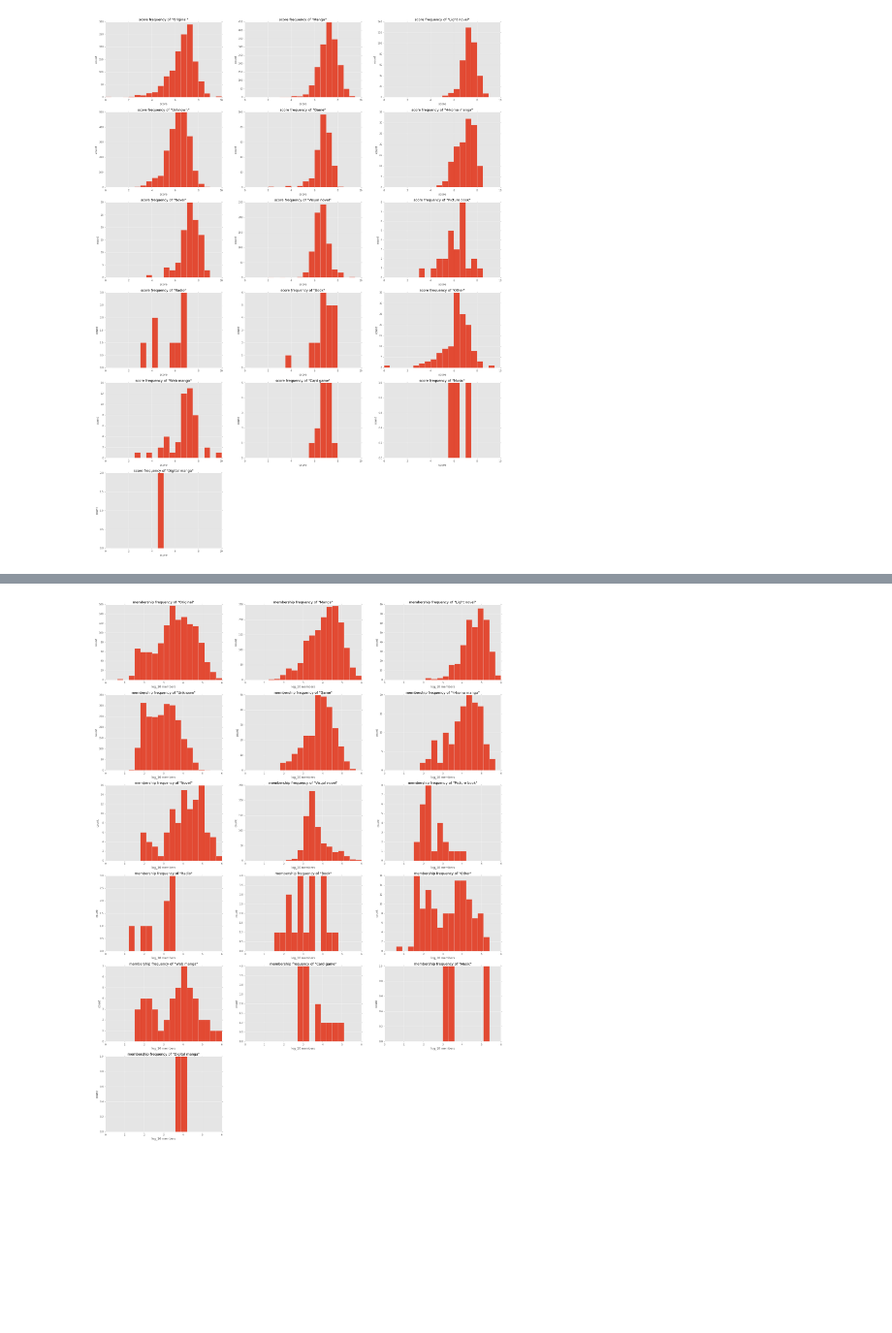
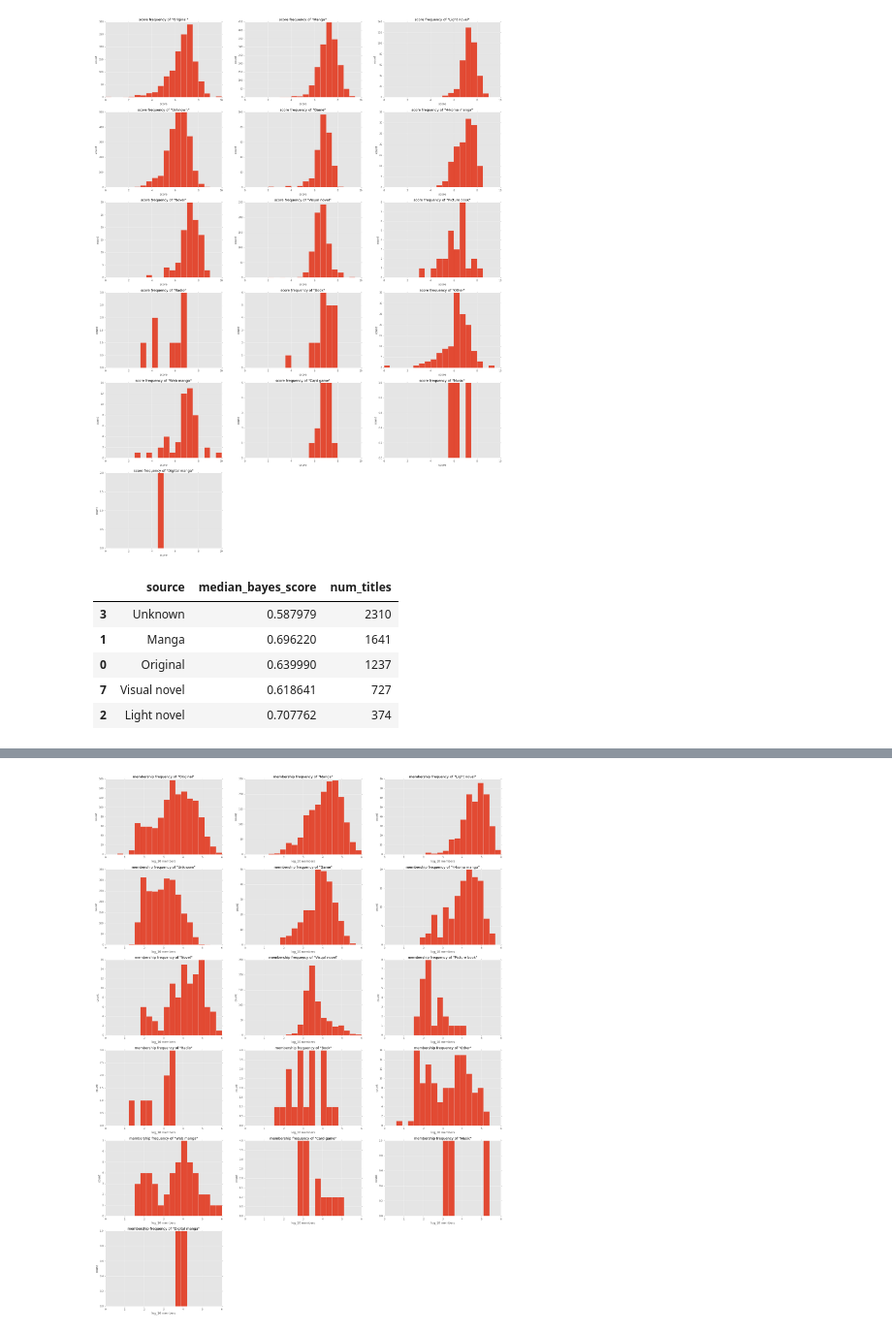
Before and after one commit to FourSwordKirby/MALDataScience, a Jupyter notebook: more_stats.ipynb, the cells around one changed output, grey strips where cells are left out. Shown at 97% size. Cells and saved outputs as stored; diff of their text form; code cells hidden in the pictures; blank space fills up the shorter version.

```diff
--- a/more_stats.ipynb
+++ b/more_stats.ipynb
@@ -729,0 +759,9 @@ for source in all_sources:
+# %%
+median_score_sources.sort_values('num_titles', ascending=False).head(5)
+# %% [output]
+|  | source | median_bayes_score | num_titles |
+| 3 | Unknown | 0.587979 | 2310 |
+| 1 | Manga | 0.696220 | 1641 |
+| 0 | Original | 0.639990 | 1237 |
+| 7 | Visual novel | 0.618641 | 727 |
+| 2 | Light novel | 0.707762 | 374 |
```
Also changed, not shown: parts of 10 cells of this notebook.
